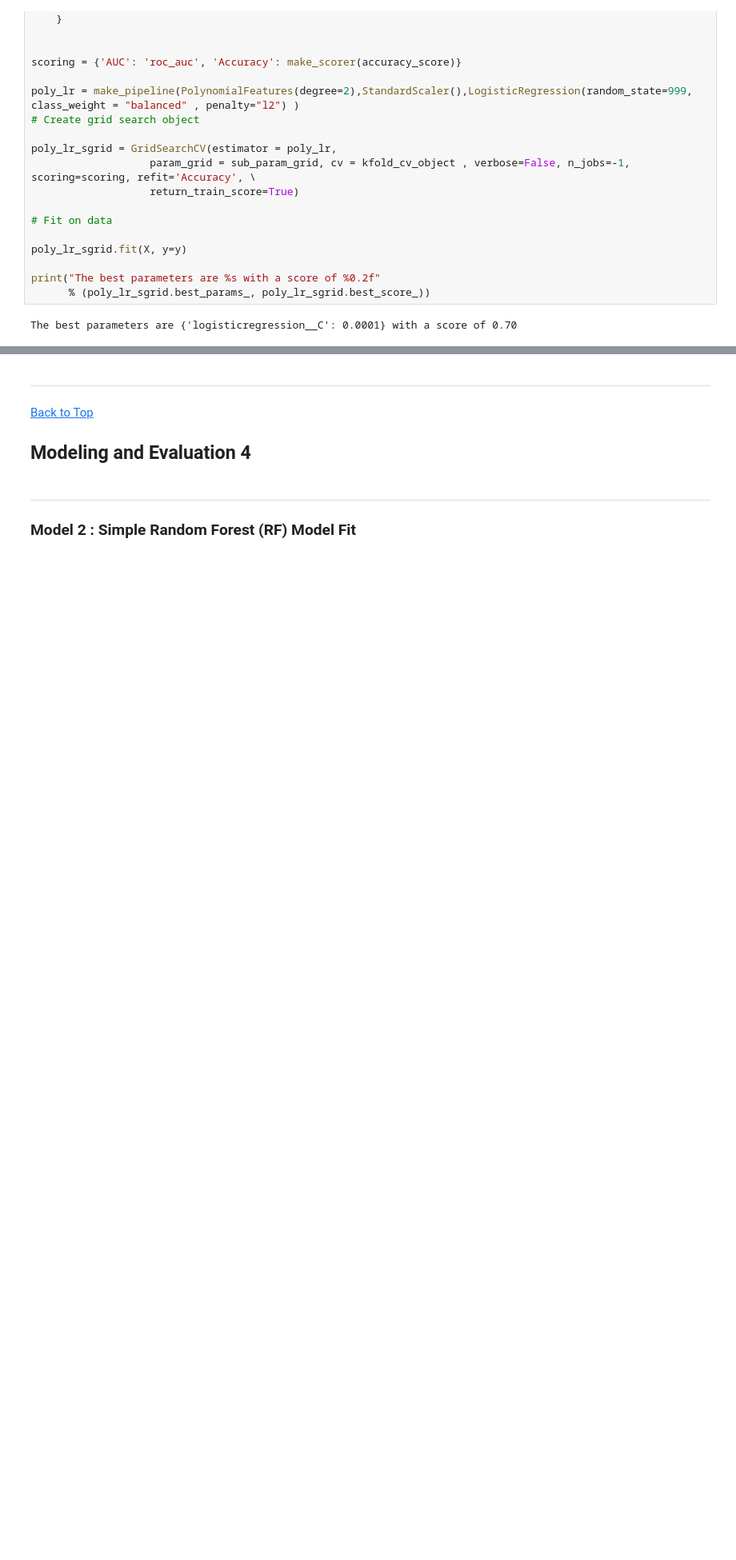
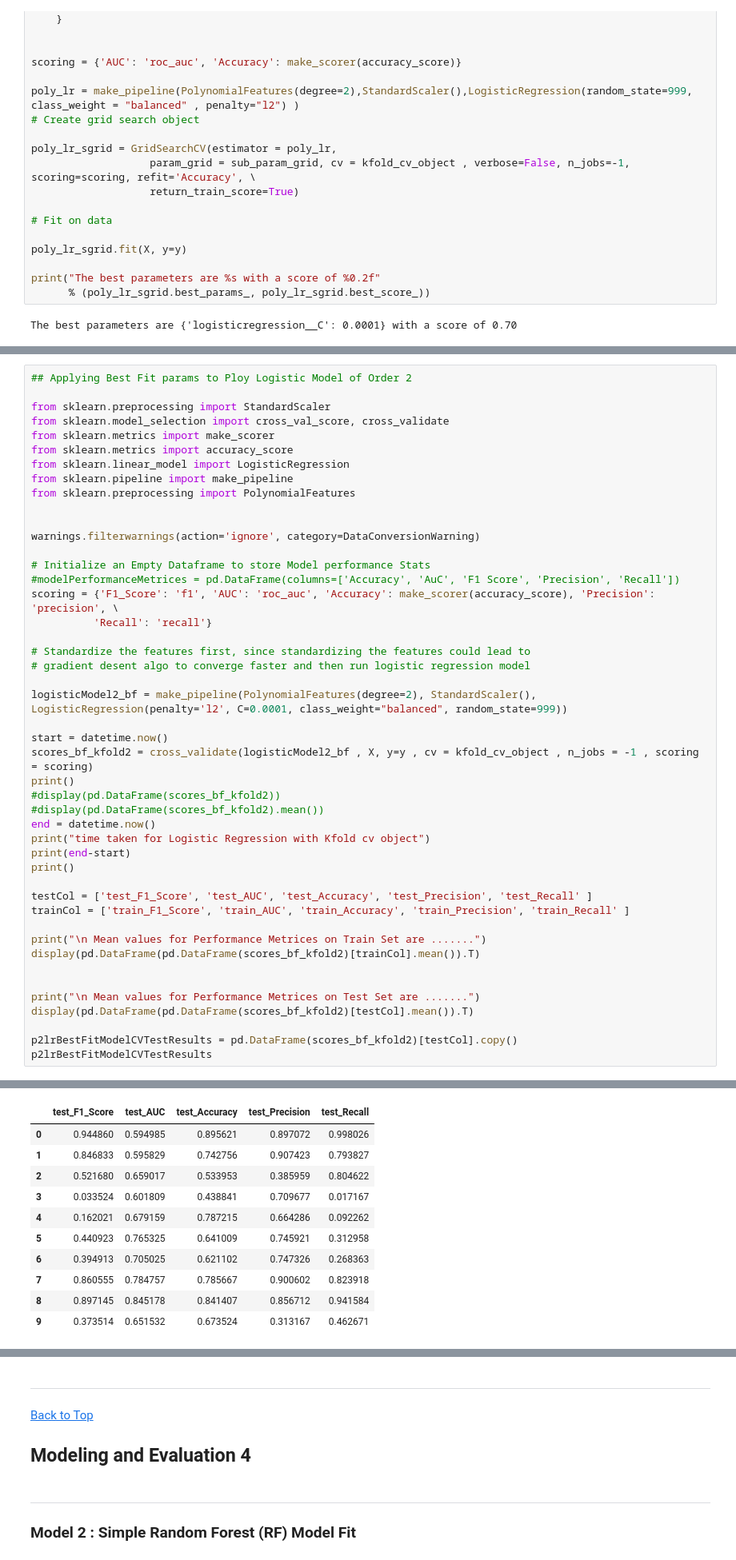
Before and after one commit to nhendersonkuns/awesomedataminers, a Jupyter notebook: Lab2_housing_models_final.ipynb, the cells around one changed output, grey strips where cells are left out. Shown at 80% size. Saved outputs shown, nothing was run; the diff lists cells and outputs as text; blank space fills up the shorter version.

```diff
--- a/Lab2_housing_models_final.ipynb
+++ b/Lab2_housing_models_final.ipynb
@@ -1486,0 +1487,47 @@ Logistic Regression is performing better in **linear mode** than polynomial and
+# %%
+## Applying Best Fit params to Ploy Logistic Model of Order 2
+
+from sklearn.preprocessing import StandardScaler
+from sklearn.model_selection import cross_val_score, cross_validate
+from sklearn.metrics import make_scorer
+from sklearn.metrics import accuracy_score
+from sklearn.linear_model import LogisticRegression
+from sklearn.pipeline import make_pipeline
+from sklearn.preprocessing import PolynomialFeatures
+
+
+warnings.filterwarnings(action='ignore', category=DataConversionWarning)
+
+# Initialize an Empty Dataframe to store Model performance Stats
+#modelPerformanceMetrices = pd.DataFrame(columns=['Accuracy', 'AuC', 'F1 Score', 'Precision', 'Recall'])
+scoring = {'F1_Score': 'f1', 'AUC': 'roc_auc', 'Accuracy': make_scorer(accuracy_score), 'Precision': 'precision', \
+          'Recall': 'recall'}
+
+# Standardize the features first, since standardizing the features could lead to
+# gradient desent algo to converge faster and then run logistic regression model
+
+logisticModel2_bf = make_pipeline(PolynomialFeatures(degree=2), StandardScaler(),  LogisticRegression(penalty='l2', C=0.0001, class_weight="balanced", random_state=999))
+
+start = datetime.now()
+scores_bf_kfold2 = cross_validate(logisticModel2_bf , X, y=y , cv = kfold_cv_object , n_jobs = -1 , scoring = scoring)
+print()
+#display(pd.DataFrame(scores_bf_kfold2))
+#display(pd.DataFrame(scores_bf_kfold2).mean())
+end = datetime.now()
+print("time taken for Logistic Regression with Kfold cv object")
+print(end-start)
+print()
+
+testCol = ['test_F1_Score', 'test_AUC', 'test_Accuracy', 'test_Precision', 'test_Recall' ]
+trainCol = ['train_F1_Score', 'train_AUC', 'train_Accuracy', 'train_Precision', 'train_Recall' ]
+
+print("\n Mean values for Performance Metrices on Train Set are .......")
+display(pd.DataFrame(pd.DataFrame(scores_bf_kfold2)[trainCol].mean()).T)
+
+
+print("\n Mean values for Performance Metrices on Test Set are .......")
+display(pd.DataFrame(pd.DataFrame(scores_bf_kfold2)[testCol].mean()).T)
+
+p2lrBestFitModelCVTestResults = pd.DataFrame(scores_bf_kfold2)[testCol].copy()
+p2lrBestFitModelCVTestResults
+# %% [output]
@@ -1486,0 +1544,11 @@ Logistic Regression is performing better in **linear mode** than polynomial and
+|  | test_F1_Score | test_AUC | test_Accuracy | test_Precision | test_Recall |
+| 0 | 0.944860 | 0.594985 | 0.895621 | 0.897072 | 0.998026 |
+| 1 | 0.846833 | 0.595829 | 0.742756 | 0.907423 | 0.793827 |
+| 2 | 0.521680 | 0.659017 | 0.533953 | 0.385959 | 0.804622 |
+| 3 | 0.033524 | 0.601809 | 0.438841 | 0.709677 | 0.017167 |
+| 4 | 0.162021 | 0.679159 | 0.787215 | 0.664286 | 0.092262 |
+| 5 | 0.440923 | 0.765325 | 0.641009 | 0.745921 | 0.312958 |
+| 6 | 0.394913 | 0.705025 | 0.621102 | 0.747326 | 0.268363 |
+| 7 | 0.860555 | 0.784757 | 0.785667 | 0.900602 | 0.823918 |
+| 8 | 0.897145 | 0.845178 | 0.841407 | 0.856712 | 0.941584 |
+| 9 | 0.373514 | 0.651532 | 0.673524 | 0.313167 | 0.462671 |
```
Also changed, not shown: parts of 11 cells of this notebook.
